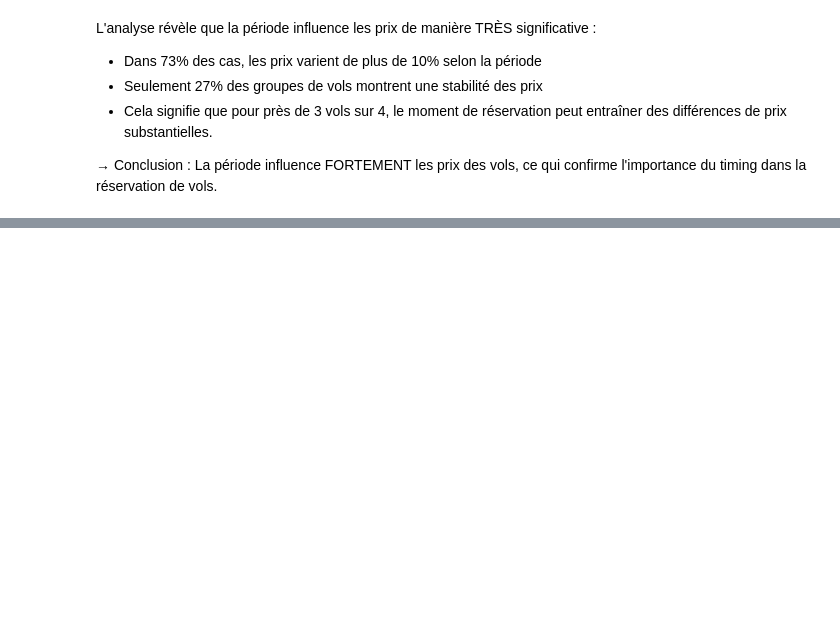
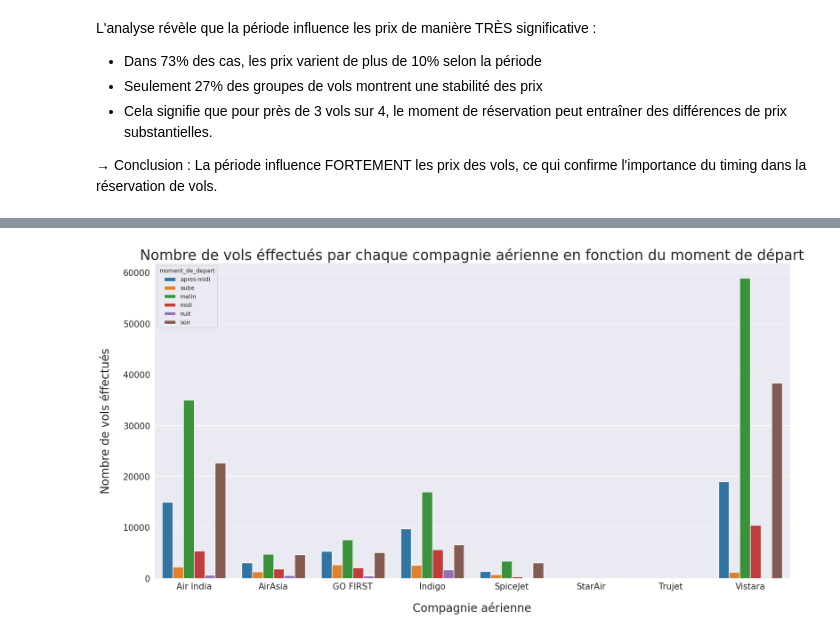
Before and after one commit to chanwinharold/Prevision_du_prix_des_vols, a Jupyter notebook: notebooks/02_exploratory_analysis.ipynb, the cells around one changed output, grey strips where cells are left out. Cells and saved outputs as stored; diff of their text form; code cells hidden in the pictures; blank space fills up the shorter version.

```diff
--- a/notebooks/02_exploratory_analysis.ipynb
+++ b/notebooks/02_exploratory_analysis.ipynb
@@ -467,0 +470,5 @@ ce qui confirme l'importance du timing dans la réservation de vols.
+# %%
+# Pour ça on va juste voir le nombre de vols éffectués par chaque compagnie en fonction du moment de la journée
+pivot_airline_by_deptime = data.pivot_table(index='airline', columns='dep_time', values="date", aggfunc='count').reset_index()
+melt_airline_by_deptime = pivot_airline_by_deptime.melt(id_vars="airline", value_name="nombre_de_vols", var_name="moment_de_depart")
+melt_airline_by_deptime.head()
@@ -467,0 +482,11 @@ ce qui confirme l'importance du timing dans la réservation de vols.
+# %%
+# Ce n'est pas bien clair alors, on visualise avec un diagramme en bâton
+plt.figure(figsize=(20, 10))
+plt.title('Nombre de vols éffectués par chaque compagnie aérienne en fonction du moment de départ', fontsize='25')
+plt.xlabel('Compagnie aérienne', fontsize=20, labelpad=20); plt.ylabel('Nombre de vols éffectués', fontsize=20, labelpad=20)
+plt.tick_params(labelsize=15)
+
+sns.barplot(melt_airline_by_deptime, x='airline', y='nombre_de_vols', hue='moment_de_depart', palette='tab10')
+plt.show()
+# %% [output]
+[figure, added]
```
Also changed, not shown: parts of 13 cells of this notebook.
